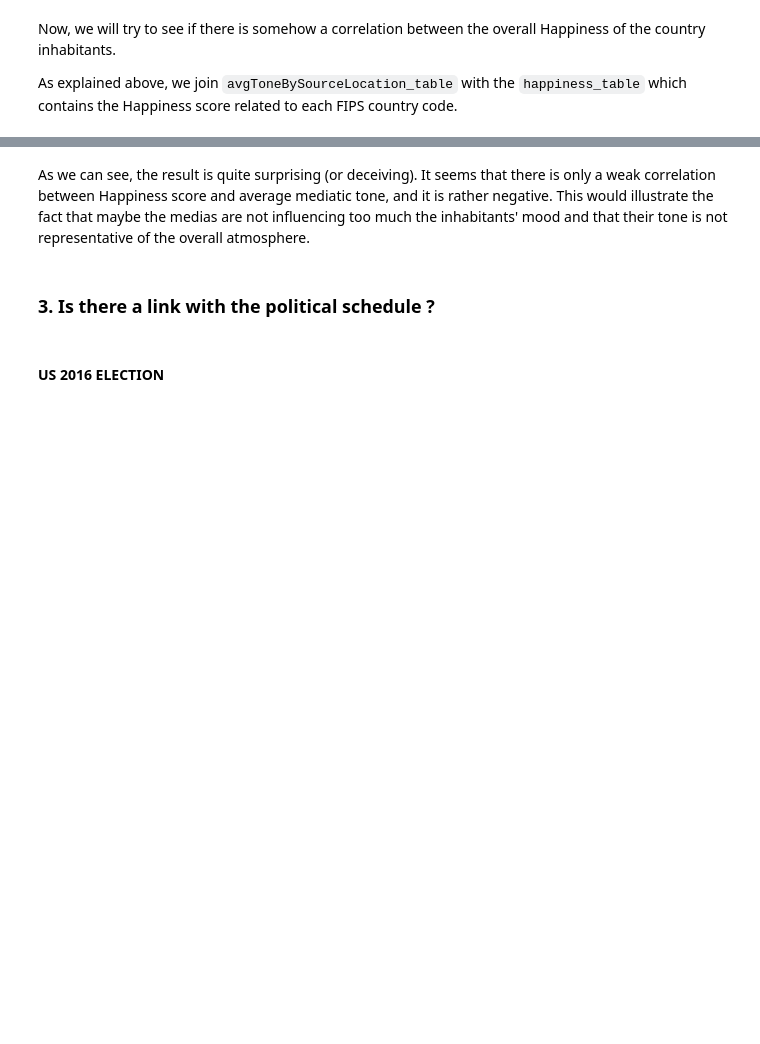
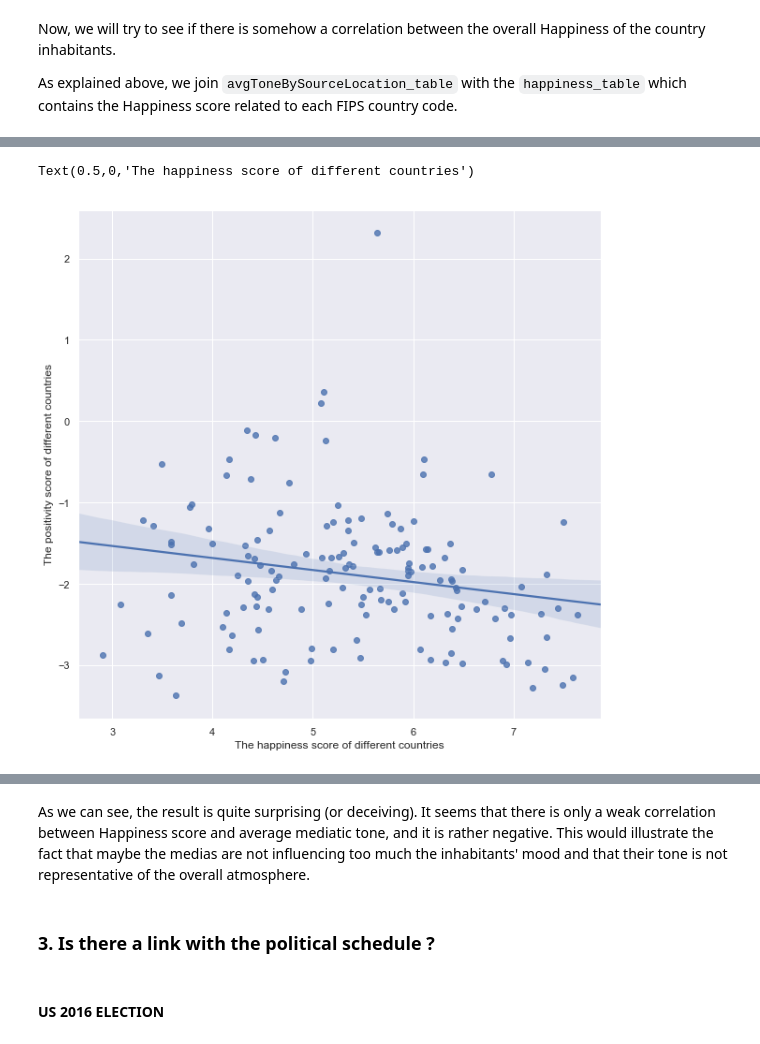
Before and after one commit to lbrgt/ADA_Project, a Jupyter notebook: Milestone2.ipynb, the cells around one changed output, grey strips where cells are left out. Saved outputs shown, nothing was run; the diff lists cells and outputs as text; code cells hidden in the pictures; blank space fills up the shorter version.

```diff
--- a/Milestone2.ipynb
+++ b/Milestone2.ipynb
@@ -325,11 +362,16 @@ joinedTable.show()
 # %%
 fig_size = plt.rcParams["figure.figsize"]
 fig_size[0] = 10
 fig_size[1] =10
 plt.rcParams["figure.figsize"] = fig_size
 
 joined_df = joinedTable.toPandas()
 sn.regplot(x='Happiness_score', y='AverageTone', data=joined_df)
+plt.ylabel("The positivity score of different countries")
+plt.xlabel("The happiness score of different countries")
+# %% [output]
+Text(0.5,0,'The happiness score of different countries')
+[figure, added]
 # %%
 pearson_coef = joined_df['Happiness_score'].corr(joined_df['AverageTone'])
 print(pearson_coef)
```
Also changed, not shown: parts of 22 cells of this notebook, 2 other files.
